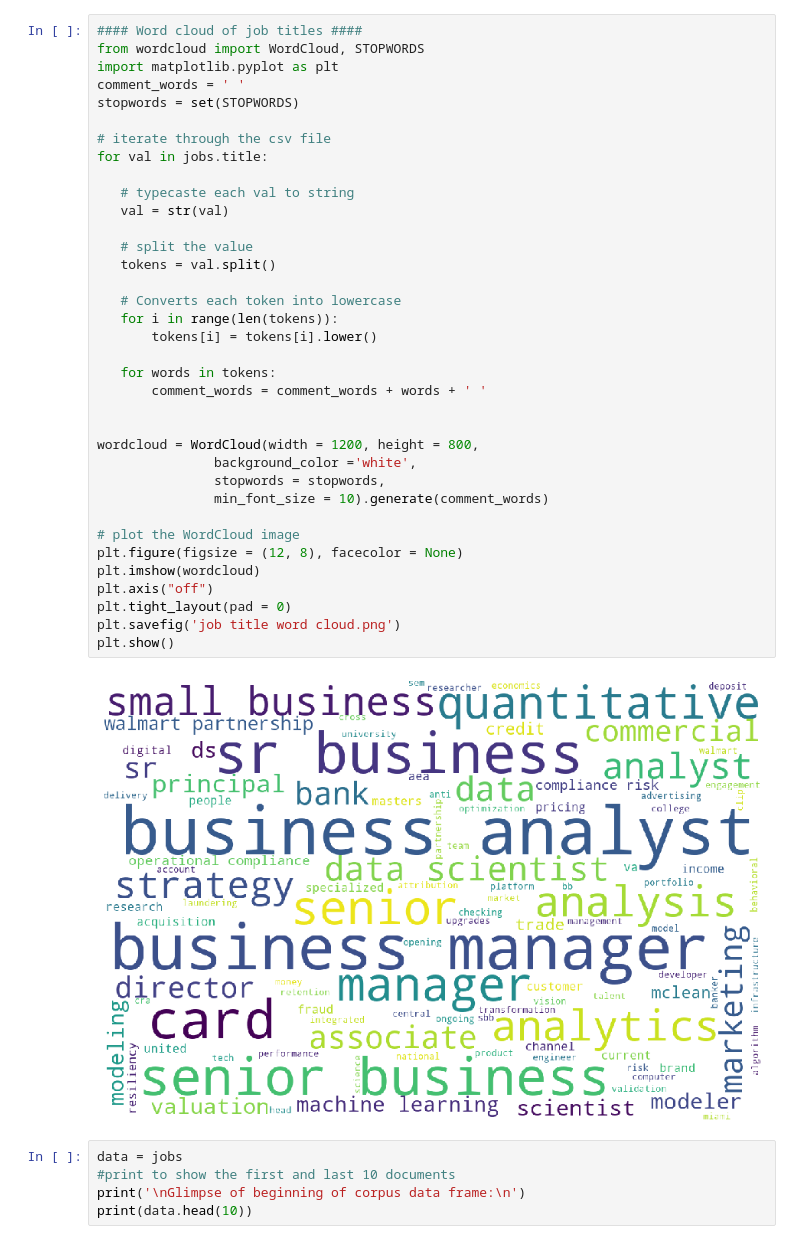
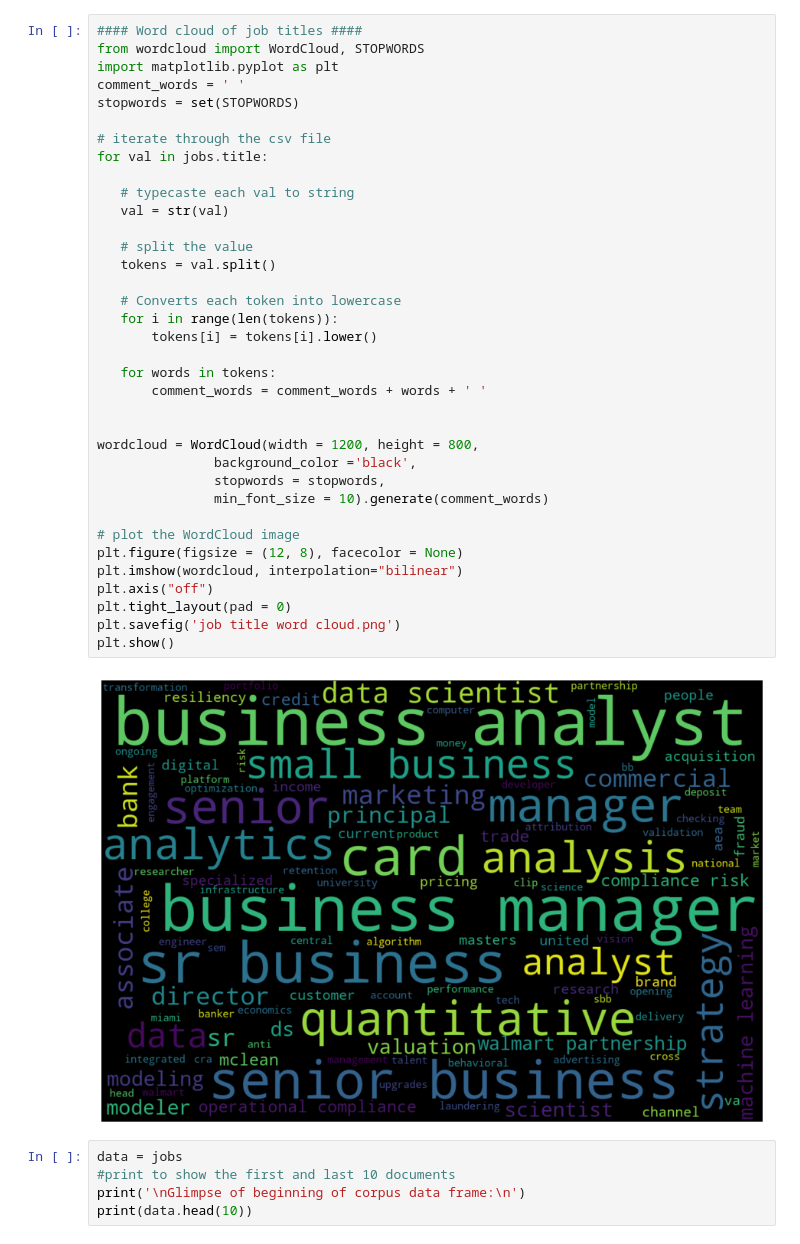
Before and after one commit to martonik/NLP---Text-Analysis, a Jupyter notebook: Text Analysis - Capital One Job Postings.ipynb, the cells around one changed output. Cells and saved outputs as stored; diff of their text form.

```diff
--- a/Text Analysis - Capital One Job Postings.ipynb
+++ b/Text Analysis - Capital One Job Postings.ipynb
@@ -66,36 +106,36 @@ comment_words = ' '
 stopwords = set(STOPWORDS)
 
 # iterate through the csv file
 for val in jobs.title:
 
    # typecaste each val to string
    val = str(val)
 
    # split the value
    tokens = val.split()
 
    # Converts each token into lowercase
    for i in range(len(tokens)):
        tokens[i] = tokens[i].lower()
 
    for words in tokens:
        comment_words = comment_words + words + ' '
 
 
 wordcloud = WordCloud(width = 1200, height = 800,
-               background_color ='white',
+               background_color ='black',
                stopwords = stopwords,
                min_font_size = 10).generate(comment_words)
 
 # plot the WordCloud image
 plt.figure(figsize = (12, 8), facecolor = None)
-plt.imshow(wordcloud)
+plt.imshow(wordcloud, interpolation="bilinear")
 plt.axis("off")
 plt.tight_layout(pad = 0)
 plt.savefig('job title word cloud.png')
 plt.show()
 # %% [output]
-[figure, old version]
+[figure, new version]
 # %%
 data = jobs
 #print to show the first and last 10 documents
```
Also changed, not shown: parts of 96 cells of this notebook.
